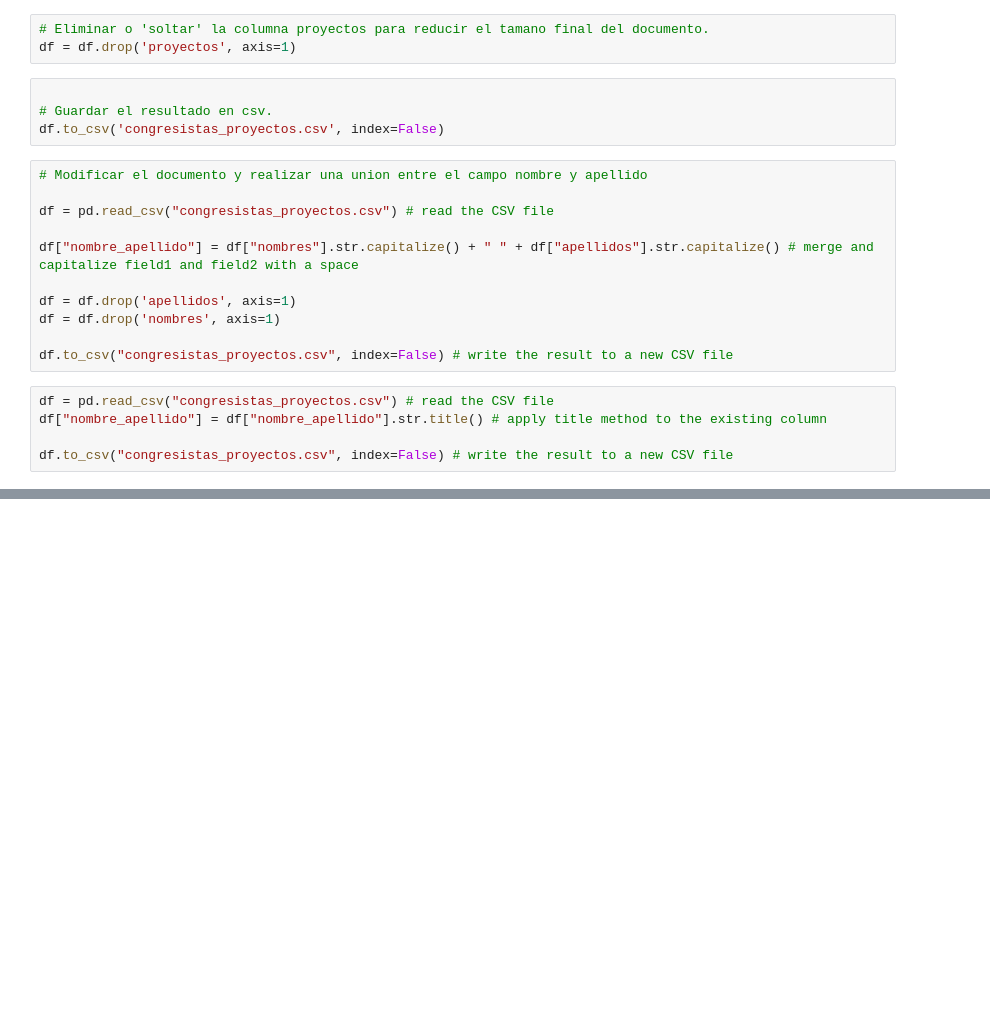
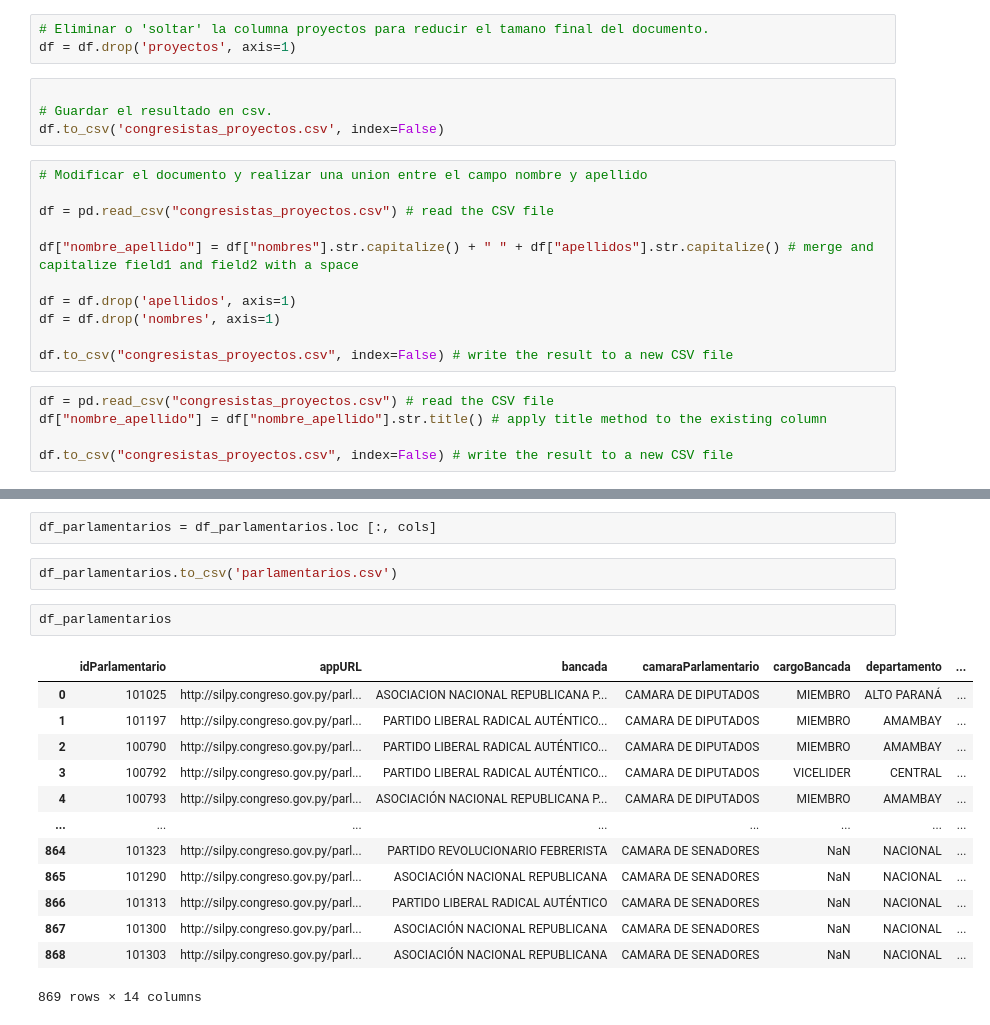
Before and after one commit to p-med/Congreso_WebScrapping, a Jupyter notebook: data_scraping.ipynb, the cells around one changed output, grey strips where cells are left out. Drawn from its saved outputs; the diff is of its cells as text; blank space fills up the shorter version.

```diff
--- a/data_scraping.ipynb
+++ b/data_scraping.ipynb
@@ -108,0 +199,20 @@ df.to_csv("congresistas_proyectos.csv", index=False) # write the result to a new
+# %%
+df_parlamentarios = df_parlamentarios.loc [:, cols]
+# %%
+df_parlamentarios.to_csv('parlamentarios.csv')
+# %%
+df_parlamentarios
+# %% [output]
+|  | idParlamentario | appURL | bancada | camaraParlamentario | cargoBancada | departamento | ... |
+| 0 | 101025 | http://silpy.congreso.gov.py/parl... | ASOCIACION NACIONAL REPUBLICANA P... | CAMARA DE DIPUTADOS | MIEMBRO | ALTO PARANÁ | ... |
+| 1 | 101197 | http://silpy.congreso.gov.py/parl... | PARTIDO LIBERAL RADICAL AUTÉNTICO... | CAMARA DE DIPUTADOS | MIEMBRO | AMAMBAY | ... |
+| 2 | 100790 | http://silpy.congreso.gov.py/parl... | PARTIDO LIBERAL RADICAL AUTÉNTICO... | CAMARA DE DIPUTADOS | MIEMBRO | AMAMBAY | ... |
+| 3 | 100792 | http://silpy.congreso.gov.py/parl... | PARTIDO LIBERAL RADICAL AUTÉNTICO... | CAMARA DE DIPUTADOS | VICELIDER | CENTRAL | ... |
+| 4 | 100793 | http://silpy.congreso.gov.py/parl... | ASOCIACIÓN NACIONAL REPUBLICANA P... | CAMARA DE DIPUTADOS | MIEMBRO | AMAMBAY | ... |
+| ... | ... | ... | ... | ... | ... | ... | ... |
+| 864 | 101323 | http://silpy.congreso.gov.py/parl... | PARTIDO REVOLUCIONARIO FEBRERISTA | CAMARA DE SENADORES | NaN | NACIONAL | ... |
+| 865 | 101290 | http://silpy.congreso.gov.py/parl... | ASOCIACIÓN NACIONAL REPUBLICANA | CAMARA DE SENADORES | NaN | NACIONAL | ... |
+| 866 | 101313 | http://silpy.congreso.gov.py/parl... | PARTIDO LIBERAL RADICAL AUTÉNTICO | CAMARA DE SENADORES | NaN | NACIONAL | ... |
+| 867 | 101300 | http://silpy.congreso.gov.py/parl... | ASOCIACIÓN NACIONAL REPUBLICANA | CAMARA DE SENADORES | NaN | NACIONAL | ... |
+| 868 | 101303 | http://silpy.congreso.gov.py/parl... | ASOCIACIÓN NACIONAL REPUBLICANA | CAMARA DE SENADORES | NaN | NACIONAL | ... |
+869 rows × 14 columns
```
Also changed, not shown: parts of 21 cells of this notebook, 4 other files.
